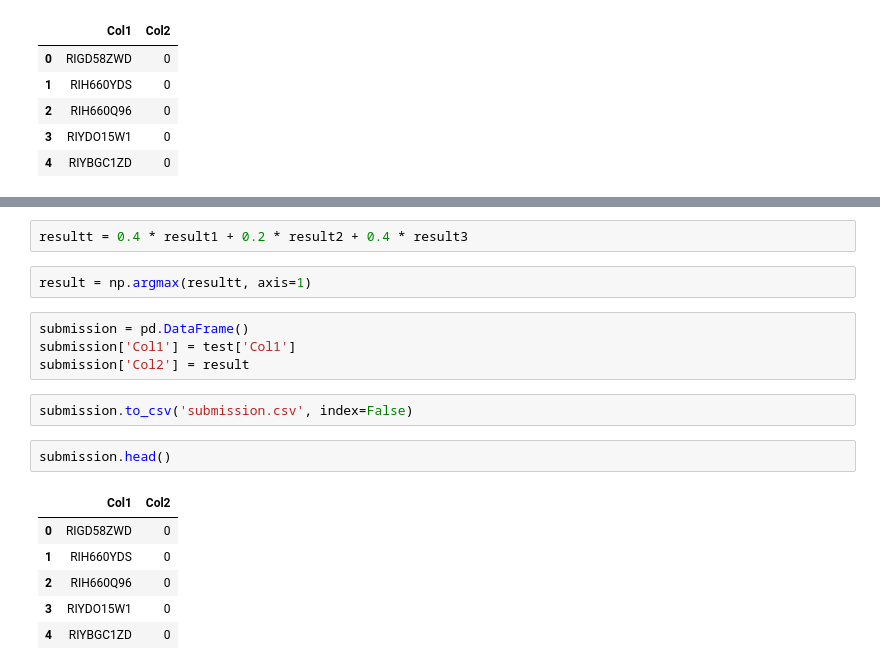
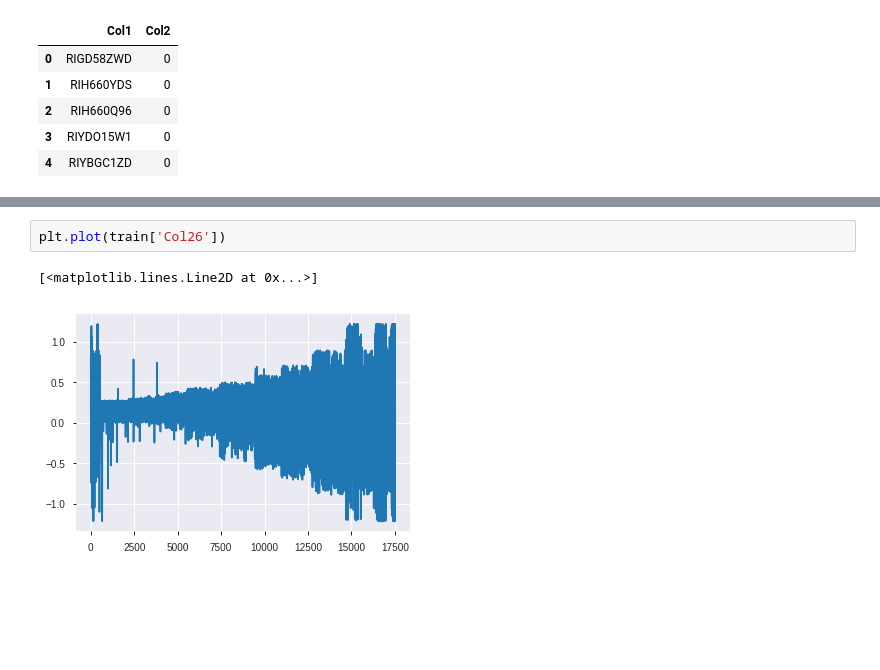
Before and after one commit to shivam13juna/HDFC_HackerEarth_Sep20, a Jupyter notebook: main_code_train-Copy1.ipynb, the cells around one changed output, grey strips where cells are left out. Saved outputs shown, nothing was run; the diff lists cells and outputs as text; blank space fills up the shorter version.

```diff
--- a/main_code_train-Copy1.ipynb
+++ b/main_code_train-Copy1.ipynb
@@ -289,19 +215,5 @@ result3 = ctb.predict_proba(test_data.values)
-# %%
-resultt = 0.4 * result1 + 0.2 * result2 + 0.4 * result3
-# %%
-result = np.argmax(resultt, axis=1)
-# %%
-submission = pd.DataFrame()
-submission['Col1'] = test['Col1']
-submission['Col2'] = result
-# %%
-submission.to_csv('submission.csv', index=False)
-# %%
-submission.head()
-# %% [output]
-|  | Col1 | Col2 |
-| 0 | RIGD58ZWD | 0 |
-| 1 | RIH660YDS | 0 |
-| 2 | RIH660Q96 | 0 |
-| 3 | RIYDO15W1 | 0 |
-| 4 | RIYBGC1ZD | 0 |
+# %%
+plt.plot(train['Col26'])
+# %% [output]
+[<matplotlib.lines.Line2D at 0x...>]
+[figure, added]
```
Also changed, not shown: parts of 50 cells of this notebook, 2 other files.
